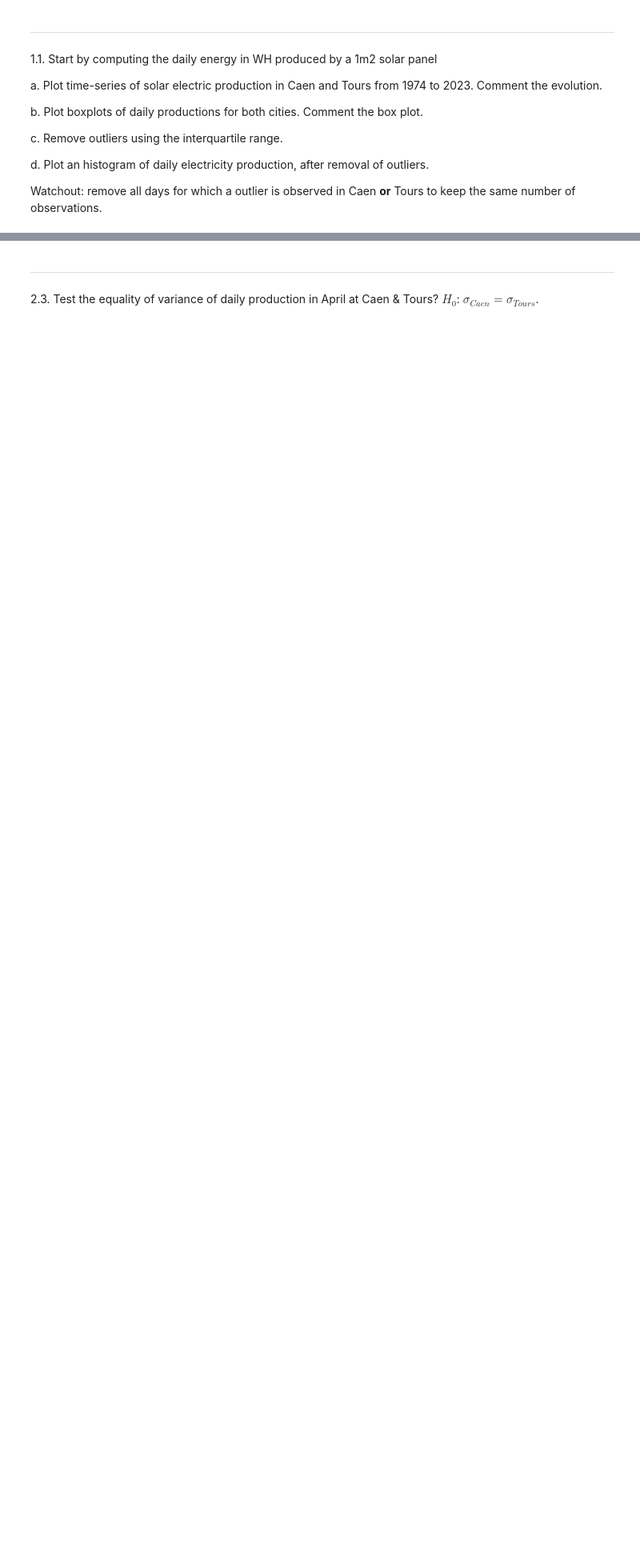
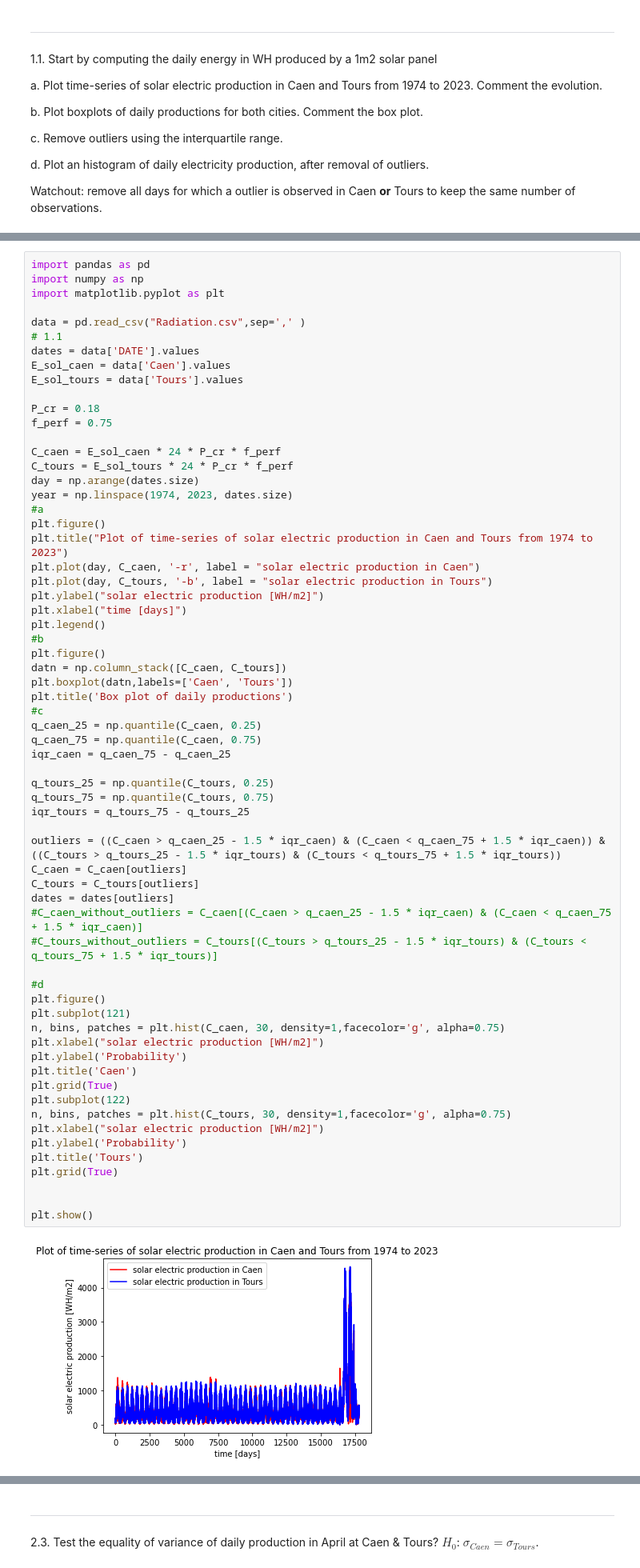
Before and after one commit to Mathis003/LEPL1109-Hackathons, a Jupyter notebook: Hackathon1.ipynb, the cells around one changed output, grey strips where cells are left out. Shown at 80% size. Drawn from its saved outputs; the diff is of its cells as text; blank space fills up the shorter version.

```diff
--- a/Hackathon1.ipynb
+++ b/Hackathon1.ipynb
@@ -189,0 +73,66 @@ plot_hist_prod(df)
+# %%
+import pandas as pd
+import numpy as np
+import matplotlib.pyplot as plt
+
+data = pd.read_csv("Radiation.csv",sep=',' )
+# 1.1
+dates = data['DATE'].values
+E_sol_caen = data['Caen'].values
+E_sol_tours = data['Tours'].values
+
+P_cr = 0.18
+f_perf = 0.75
+
+C_caen = E_sol_caen * 24 * P_cr * f_perf
+C_tours = E_sol_tours * 24 * P_cr * f_perf
+day = np.arange(dates.size)
+year = np.linspace(1974, 2023, dates.size)
+#a
+plt.figure()
+plt.title("Plot of time-series of solar electric production in Caen and Tours from 1974 to 2023")
+plt.plot(day, C_caen, '-r', label = "solar electric production in Caen")
+plt.plot(day, C_tours, '-b', label = "solar electric production in Tours")
+plt.ylabel("solar electric production [WH/m2]")
+plt.xlabel("time [days]")
+plt.legend()
+#b
+plt.figure()
+datn = np.column_stack([C_caen, C_tours])
+plt.boxplot(datn,labels=['Caen', 'Tours'])
+plt.title('Box plot of daily productions')
+#c
+q_caen_25 = np.quantile(C_caen, 0.25)
+q_caen_75 = np.quantile(C_caen, 0.75)
+iqr_caen = q_caen_75 - q_caen_25
+
+q_tours_25 = np.quantile(C_tours, 0.25)
+q_tours_75 = np.quantile(C_tours, 0.75)
+iqr_tours = q_tours_75 - q_tours_25
+
+outliers = ((C_caen > q_caen_25 - 1.5 * iqr_caen) & (C_caen < q_caen_75 + 1.5 * iqr_caen)) & ((C_tours > q_tours_25 - 1.5 * iqr_tours) & (C_tours < q_tours_75 + 1.5 * iqr_tours))
+C_caen = C_caen[outliers]
+C_tours = C_tours[outliers]
+dates = dates[outliers]
+#C_caen_without_outliers = C_caen[(C_caen > q_caen_25 - 1.5 * iqr_caen) & (C_caen < q_caen_75 + 1.5 * iqr_caen)]
+#C_tours_without_outliers = C_tours[(C_tours > q_tours_25 - 1.5 * iqr_tours) & (C_tours < q_tours_75 + 1.5 * iqr_tours)]
+
+#d
+plt.figure()
+plt.subplot(121)
+n, bins, patches = plt.hist(C_caen, 30, density=1,facecolor='g', alpha=0.75)
+plt.xlabel("solar electric production [WH/m2]")
+plt.ylabel('Probability')
+plt.title('Caen')
+plt.grid(True)
+plt.subplot(122)
+n, bins, patches = plt.hist(C_tours, 30, density=1,facecolor='g', alpha=0.75)
+plt.xlabel("solar electric production [WH/m2]")
+plt.ylabel('Probability')
+plt.title('Tours')
+plt.grid(True)
+
+
+plt.show()
+# %% [output]
+[figure, added]
```
Also changed, not shown: parts of 20 cells of this notebook.
